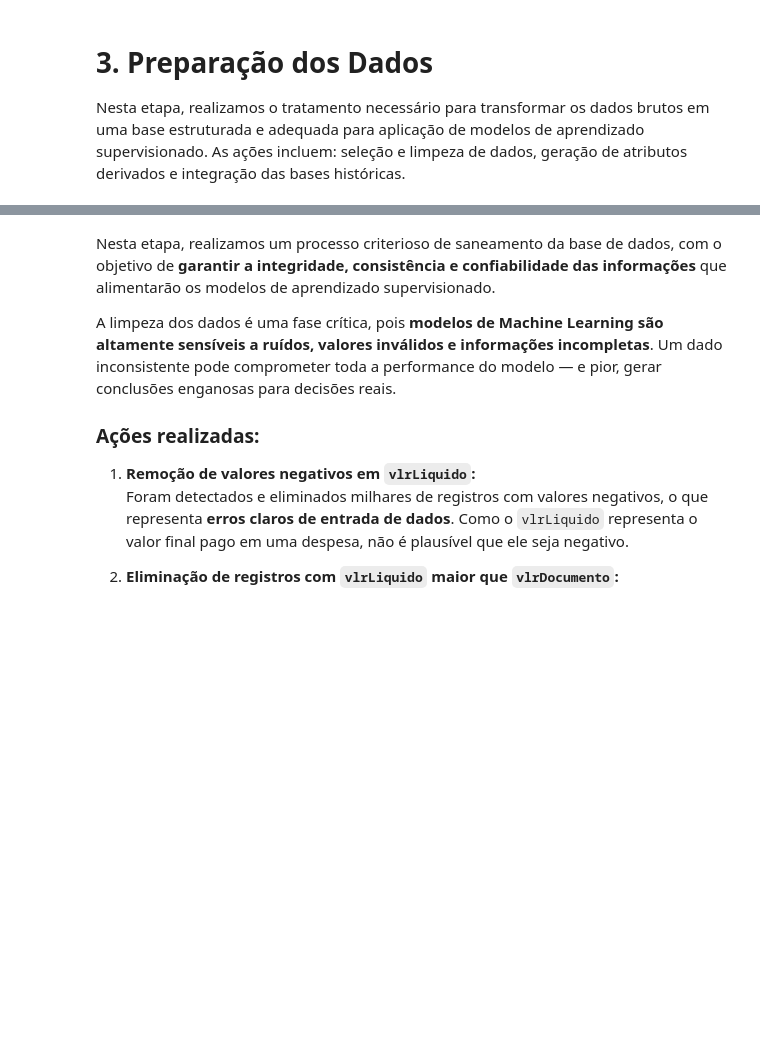
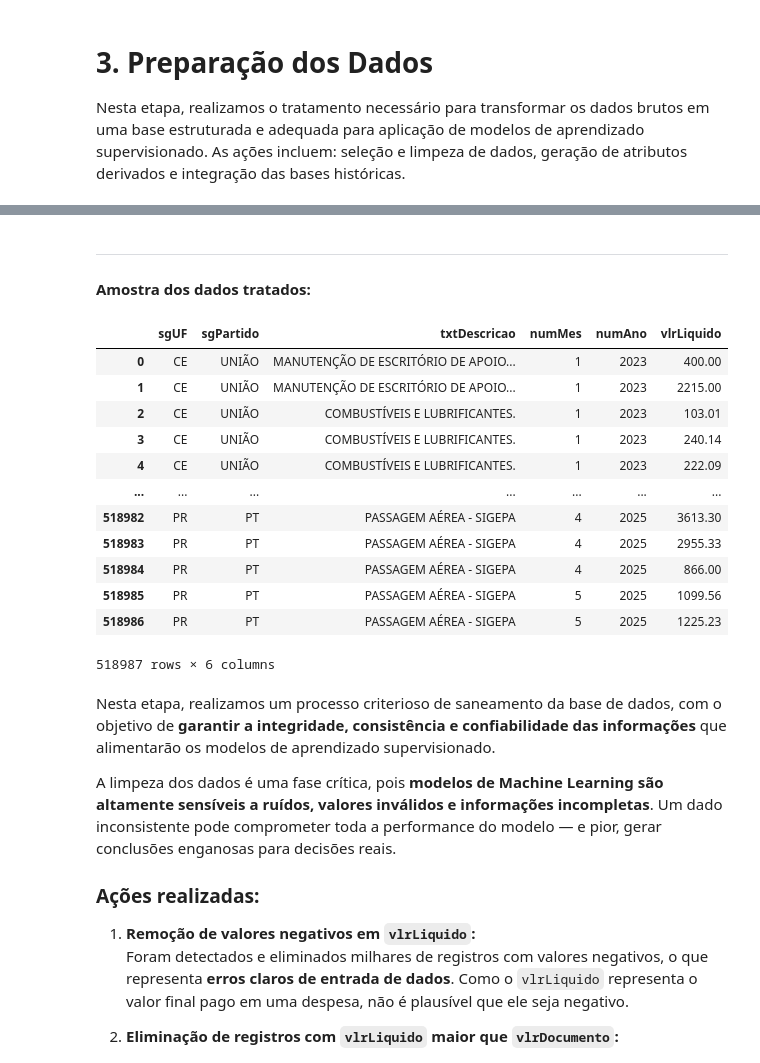
Before and after one commit to paulolmachado/ProjetoFinalCeub, a Jupyter notebook: Projeto_Final.ipynb, the cells around one changed output, grey strips where cells are left out. Drawn from its saved outputs; the diff is of its cells as text; code cells hidden in the pictures; blank space fills up the shorter version.

Commit message:
Dados tratados.

```diff
--- a/Projeto_Final.ipynb
+++ b/Projeto_Final.ipynb
@@ -526,0 +516,3 @@ Após todas as etapas de limpeza, o novo DataFrame final (`df_modelo`) apresenta
+# %%
+# Remove registros onde vlrLiquido é negativo
+df_completo = df_completo[df_completo['vlrLiquido'] >= 0].reset_index(drop=True)
@@ -526,0 +533,6 @@ Após todas as etapas de limpeza, o novo DataFrame final (`df_modelo`) apresenta
+# %%
+# Remove registros onde a coluna 'sgUF' possui valores nulos (NaN)
+df_completo = df_completo[df_completo['sgUF'].notnull()].reset_index(drop=True)
+# %%
+# Remove registros onde a coluna 'sgPartido' possui valores nulos (NaN)
+df_completo = df_completo[df_completo['sgPartido'].notnull()].reset_index(drop=True)
@@ -526,0 +561,4 @@ Após todas as etapas de limpeza, o novo DataFrame final (`df_modelo`) apresenta
+# %%
+# Mantém apenas as colunas desejadas em df_completo
+colunas_desejadas = ['sgUF', 'sgPartido', 'txtDescricao', 'numMes', 'numAno', 'vlrLiquido']
+df_completo = df_completo[colunas_desejadas].copy()
@@ -527,3 +582,22 @@ Após todas as etapas de limpeza, o novo DataFrame final (`df_modelo`) apresenta
+# %% [markdown]
+---
+####  Amostra dos dados tratados:
+# %%
+df_completo
+# %% [output]
+|  | sgUF | sgPartido | txtDescricao | numMes | numAno | vlrLiquido |
+| 0 | CE | UNIÃO | MANUTENÇÃO DE ESCRITÓRIO DE APOIO... | 1 | 2023 | 400.00 |
+| 1 | CE | UNIÃO | MANUTENÇÃO DE ESCRITÓRIO DE APOIO... | 1 | 2023 | 2215.00 |
+| 2 | CE | UNIÃO | COMBUSTÍVEIS E LUBRIFICANTES. | 1 | 2023 | 103.01 |
+| 3 | CE | UNIÃO | COMBUSTÍVEIS E LUBRIFICANTES. | 1 | 2023 | 240.14 |
+| 4 | CE | UNIÃO | COMBUSTÍVEIS E LUBRIFICANTES. | 1 | 2023 | 222.09 |
+| ... | ... | ... | ... | ... | ... | ... |
+| 518982 | PR | PT | PASSAGEM AÉREA - SIGEPA | 4 | 2025 | 3613.30 |
+| 518983 | PR | PT | PASSAGEM AÉREA - SIGEPA | 4 | 2025 | 2955.33 |
+| 518984 | PR | PT | PASSAGEM AÉREA - SIGEPA | 4 | 2025 | 866.00 |
+| 518985 | PR | PT | PASSAGEM AÉREA - SIGEPA | 5 | 2025 | 1099.56 |
+| 518986 | PR | PT | PASSAGEM AÉREA - SIGEPA | 5 | 2025 | 1225.23 |
+518987 rows × 6 columns
 # %%
 # Caminhos corrigidos com separador ";"
 arquivos = {
```
Also changed, not shown: parts of 19 cells of this notebook.
